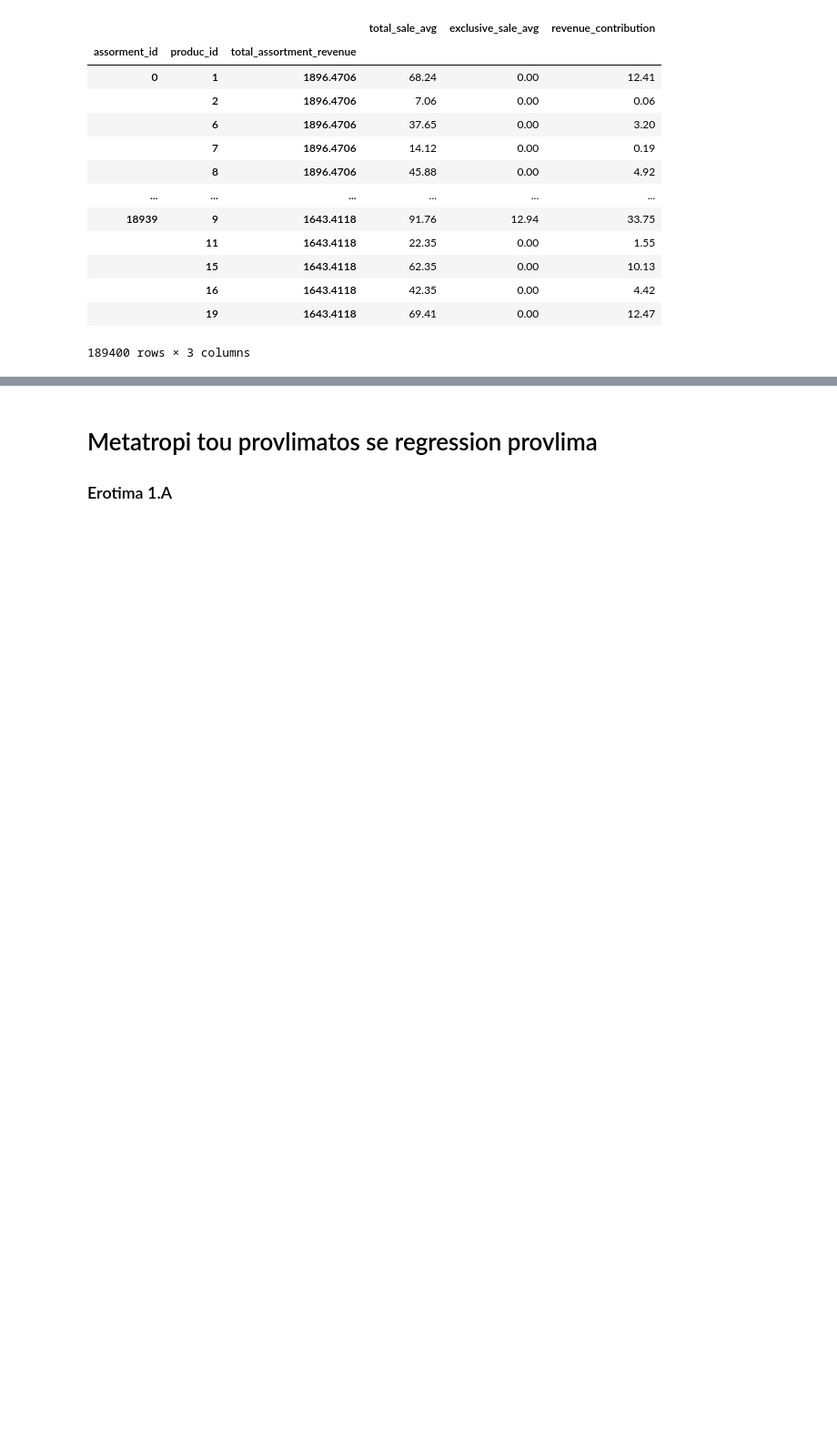
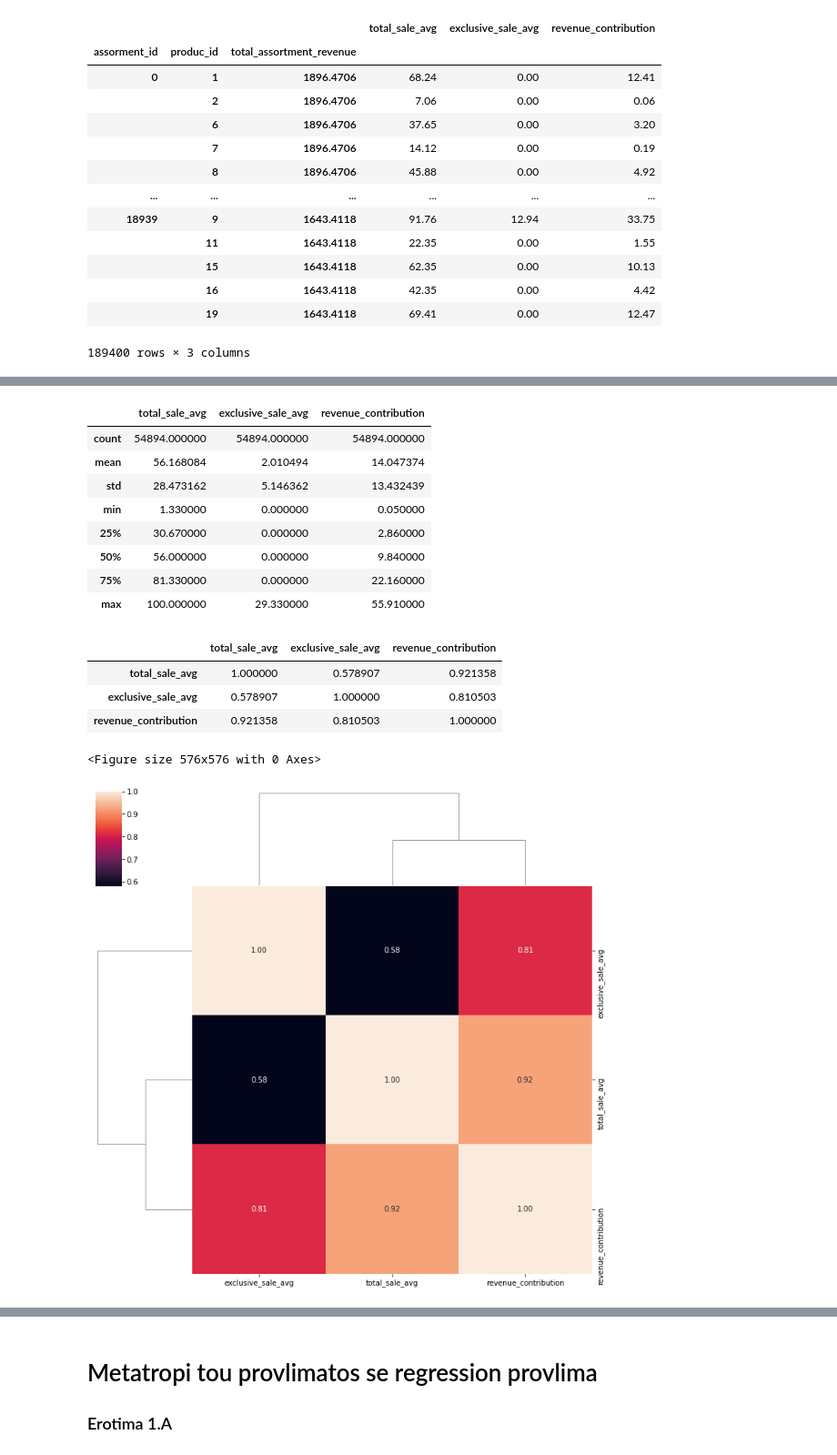
Before and after one commit to Thanasis-Kottaridis/AssortmentPlanningOptimization, a Jupyter notebook: AssortmentPlanningOptimization.ipynb, the cells around one changed output, grey strips where cells are left out. Shown at 91% size. Cells and saved outputs as stored; diff of their text form; code cells hidden in the pictures; blank space fills up the shorter version.

```diff
--- a/AssortmentPlanningOptimization.ipynb
+++ b/AssortmentPlanningOptimization.ipynb
@@ -107,0 +122,26 @@ display(clean_df_20x10)
+# %%
+# step 1
+display(clean_df_17x7.describe())
+
+# step 2
+corrMatrix = clean_df_17x7.corr()
+display(corrMatrix.head())
+plt.figure(figsize =(8,8))
+sns.clustermap(corrMatrix, annot = True,  fmt = ".2f")
+plt.show()
+# %% [output]
+|  | total_sale_avg | exclusive_sale_avg | revenue_contribution |
+| count | 54894.000000 | 54894.000000 | 54894.000000 |
+| mean | 56.168084 | 2.010494 | 14.047374 |
+| std | 28.473162 | 5.146362 | 13.432439 |
+| min | 1.330000 | 0.000000 | 0.050000 |
+| 25% | 30.670000 | 0.000000 | 2.860000 |
+| 50% | 56.000000 | 0.000000 | 9.840000 |
+| 75% | 81.330000 | 0.000000 | 22.160000 |
+| max | 100.000000 | 29.330000 | 55.910000 |
+|  | total_sale_avg | exclusive_sale_avg | revenue_contribution |
+| total_sale_avg | 1.000000 | 0.578907 | 0.921358 |
+| exclusive_sale_avg | 0.578907 | 1.000000 | 0.810503 |
+| revenue_contribution | 0.921358 | 0.810503 | 1.000000 |
+<Figure size 576x576 with 0 Axes>
+[figure, added]
```
Also changed, not shown: parts of 34 cells of this notebook, 2 other files.
